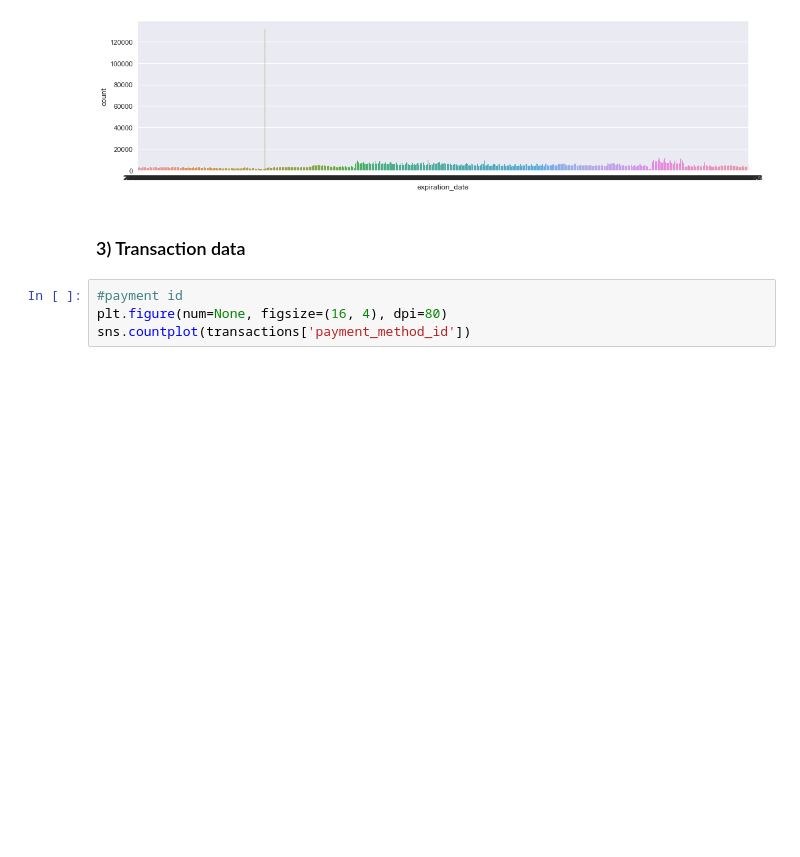
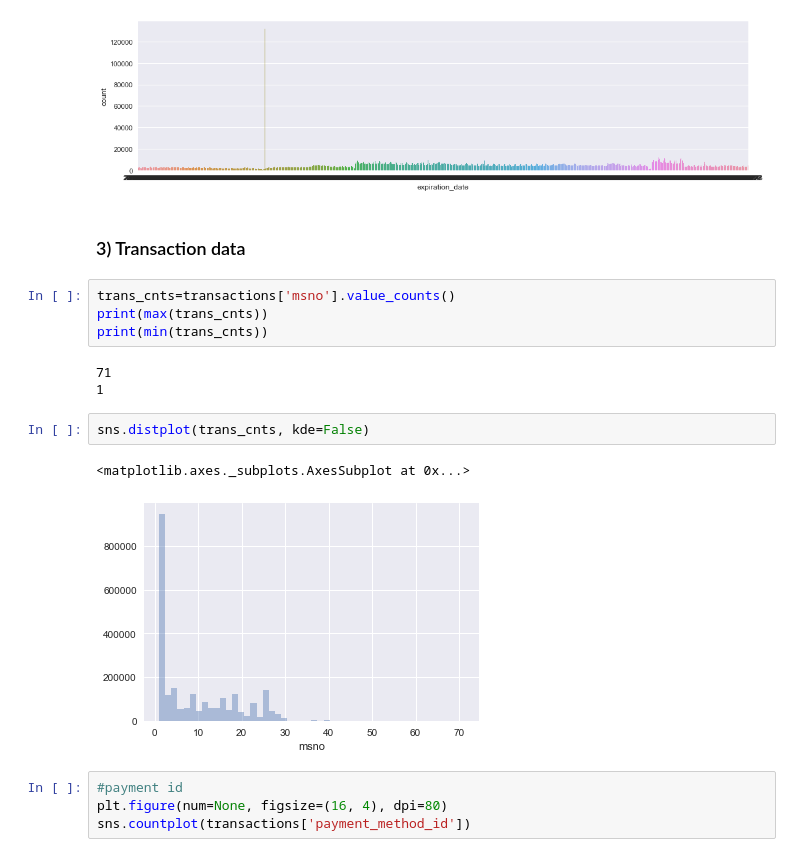
Before and after one commit to calestini/Kcompetition, a Jupyter notebook: DataWrangling.ipynb, the cells around one changed output. Drawn from its saved outputs; the diff is of its cells as text; blank space fills up the shorter version.

```diff
--- a/DataWrangling.ipynb
+++ b/DataWrangling.ipynb
@@ -132,6 +163,18 @@ sns.countplot(members[(members['expiration_date'] > 20150101) &(members['expirat
 [figure]
 # %% [markdown]
 ### 3) Transaction data
+# %%
+trans_cnts=transactions['msno'].value_counts()
+print(max(trans_cnts))
+print(min(trans_cnts))
+# %% [output]
+71
+1
+# %%
+sns.distplot(trans_cnts, kde=False)
+# %% [output]
+<matplotlib.axes._subplots.AxesSubplot at 0x...>
+[figure, added]
 # %%
 #payment id
 plt.figure(num=None, figsize=(16, 4), dpi=80)
```
Also changed, not shown: parts of 8 cells of this notebook.
